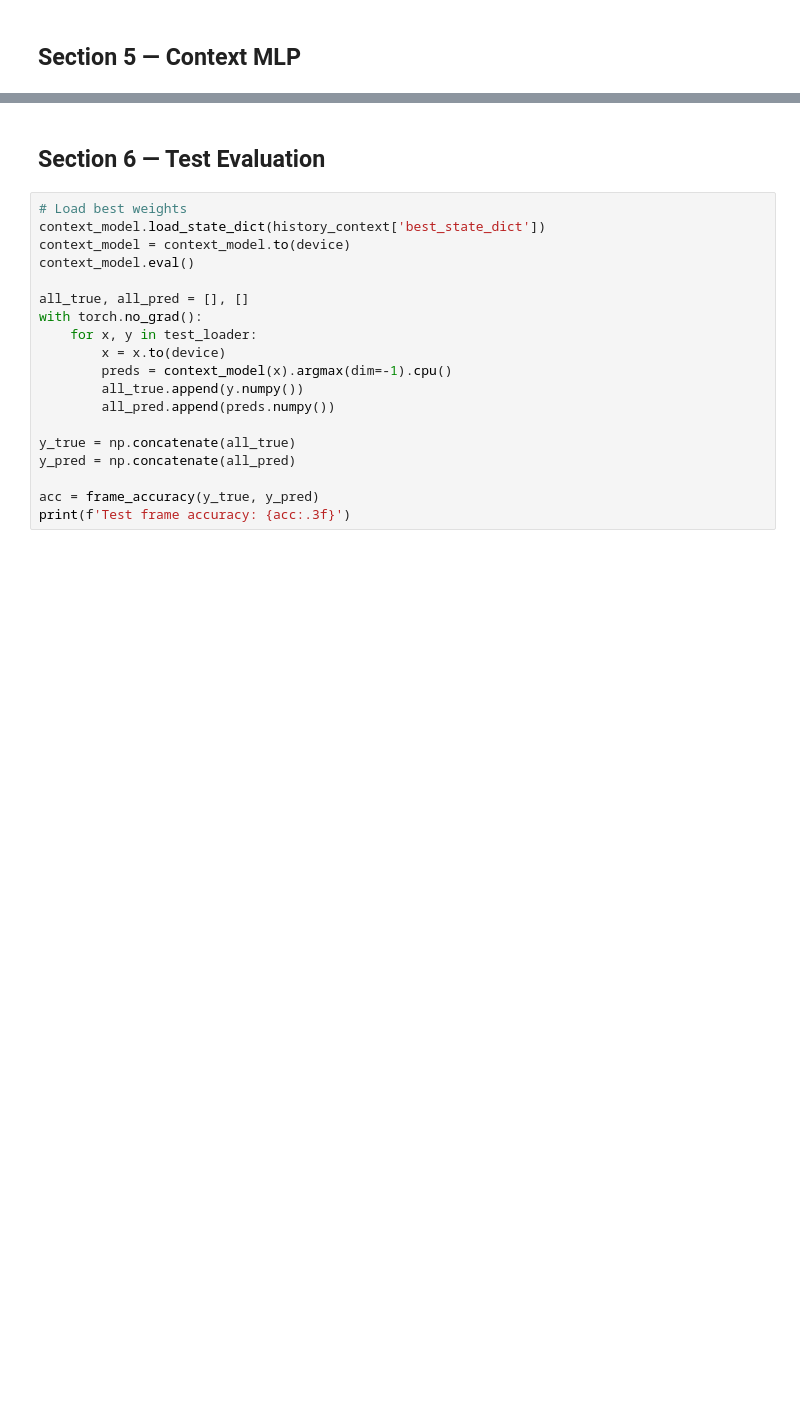
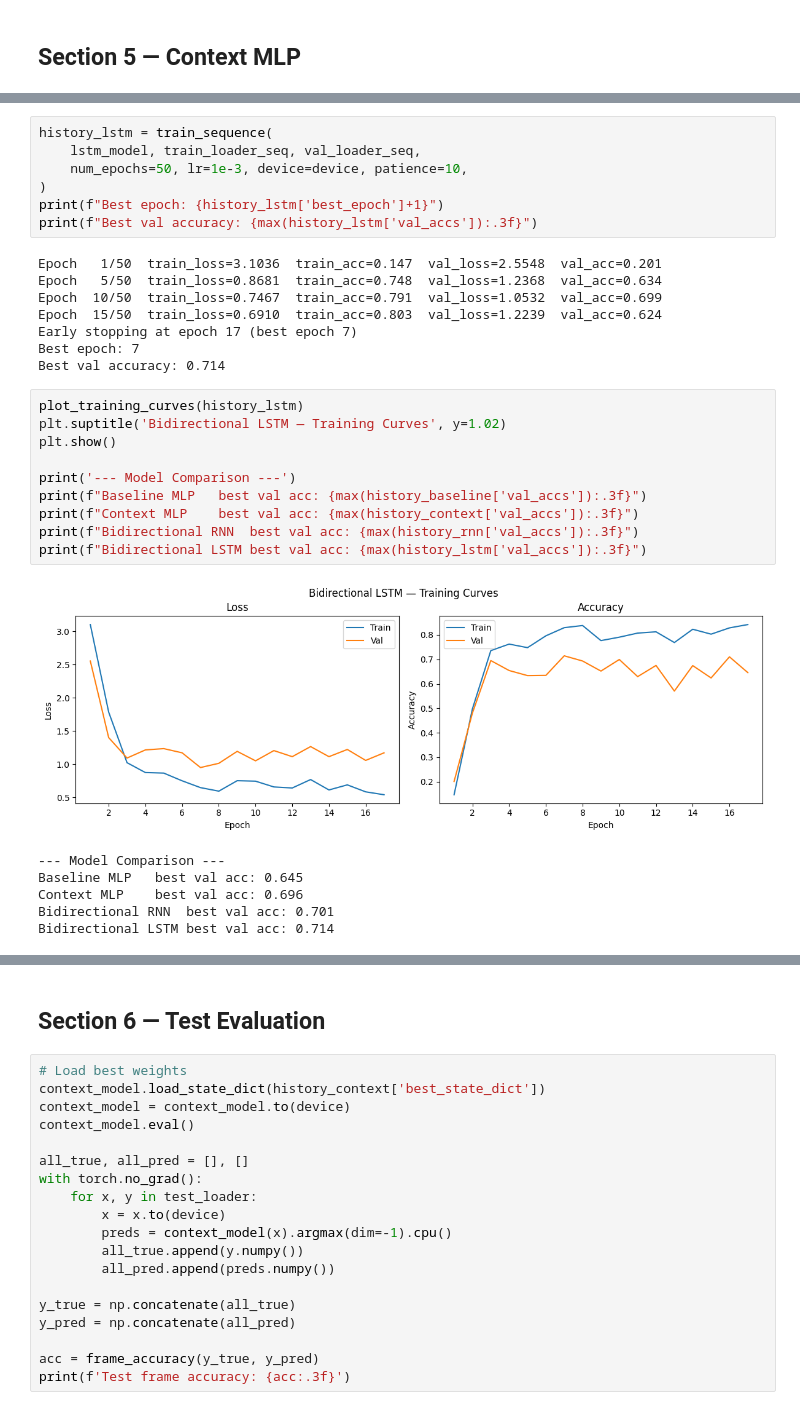
Before and after one commit to wnovak5/automatic-chord-recognition, a Jupyter notebook: notebooks/chord_recognition.ipynb, the cells around one changed output, grey strips where cells are left out. Saved outputs shown, nothing was run; the diff lists cells and outputs as text; blank space fills up the shorter version.

```diff
--- a/notebooks/chord_recognition.ipynb
+++ b/notebooks/chord_recognition.ipynb
@@ -183,0 +363,32 @@ print(f"Context   best val acc: {max(history_context['val_accs']):.3f}")
+# %%
+history_lstm = train_sequence(
+    lstm_model, train_loader_seq, val_loader_seq,
+    num_epochs=50, lr=1e-3, device=device, patience=10,
+)
+print(f"Best epoch: {history_lstm['best_epoch']+1}")
+print(f"Best val accuracy: {max(history_lstm['val_accs']):.3f}")
+# %% [output]
+Epoch   1/50  train_loss=3.1036  train_acc=0.147  val_loss=2.5548  val_acc=0.201
+Epoch   5/50  train_loss=0.8681  train_acc=0.748  val_loss=1.2368  val_acc=0.634
+Epoch  10/50  train_loss=0.7467  train_acc=0.791  val_loss=1.0532  val_acc=0.699
+Epoch  15/50  train_loss=0.6910  train_acc=0.803  val_loss=1.2239  val_acc=0.624
+Early stopping at epoch 17 (best epoch 7)
+Best epoch: 7
+Best val accuracy: 0.714
+# %%
+plot_training_curves(history_lstm)
+plt.suptitle('Bidirectional LSTM — Training Curves', y=1.02)
+plt.show()
+
+print('--- Model Comparison ---')
+print(f"Baseline MLP   best val acc: {max(history_baseline['val_accs']):.3f}")
+print(f"Context MLP    best val acc: {max(history_context['val_accs']):.3f}")
+print(f"Bidirectional RNN  best val acc: {max(history_rnn['val_accs']):.3f}")
+print(f"Bidirectional LSTM best val acc: {max(history_lstm['val_accs']):.3f}")
+# %% [output]
+[figure, added]
+--- Model Comparison ---
+Baseline MLP   best val acc: 0.645
+Context MLP    best val acc: 0.696
+Bidirectional RNN  best val acc: 0.701
+Bidirectional LSTM best val acc: 0.714
```
Also changed, not shown: parts of 29 cells of this notebook, 4 other files.
